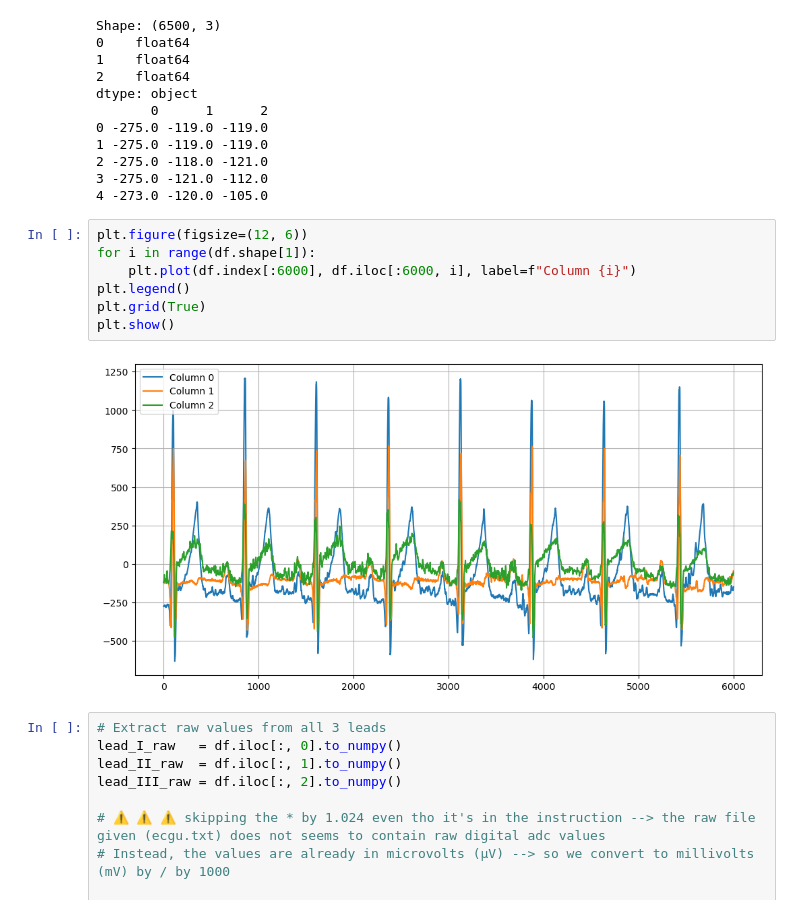
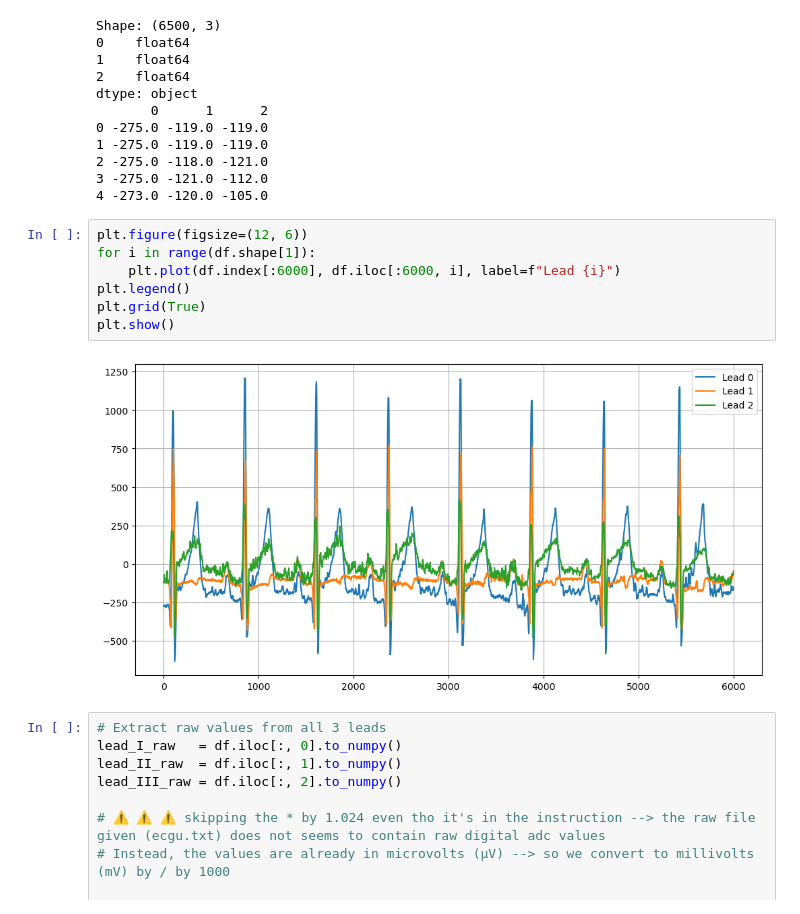
Before and after one commit to MorganVir/ECG_Signal_Analysis, a Jupyter notebook: notebooks/ecg_display.ipynb, the cells around one changed output. Drawn from its saved outputs; the diff is of its cells as text.

```diff
--- a/notebooks/ecg_display.ipynb
+++ b/notebooks/ecg_display.ipynb
@@ -32,12 +32,12 @@ dtype: object
 # %%
 plt.figure(figsize=(12, 6))
 for i in range(df.shape[1]):
-    plt.plot(df.index[:6000], df.iloc[:6000, i], label=f"Column {i}")
+    plt.plot(df.index[:6000], df.iloc[:6000, i], label=f"Lead {i}")
 plt.legend()
 plt.grid(True)
 plt.show()
 # %% [output]
-[figure, old version]
+[figure, new version]
 # %%
 # Extract raw values from all 3 leads
 lead_I_raw   = df.iloc[:, 0].to_numpy()
```
